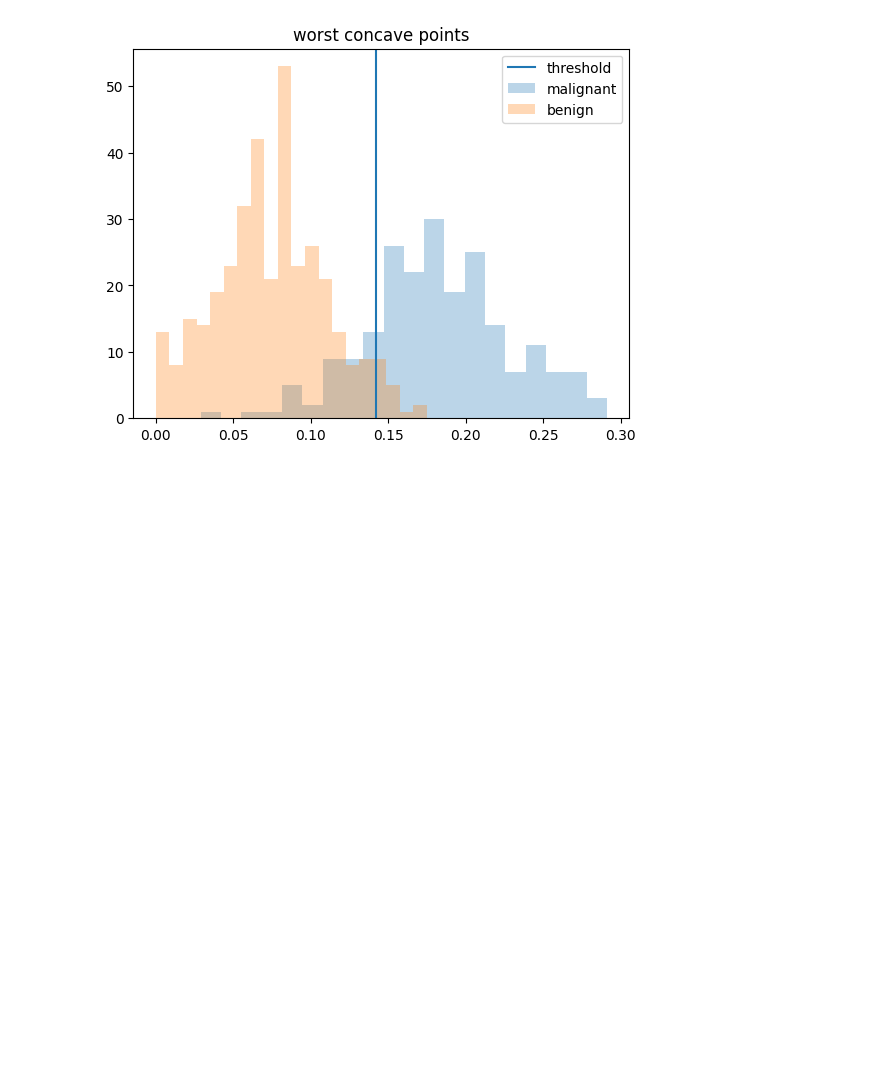
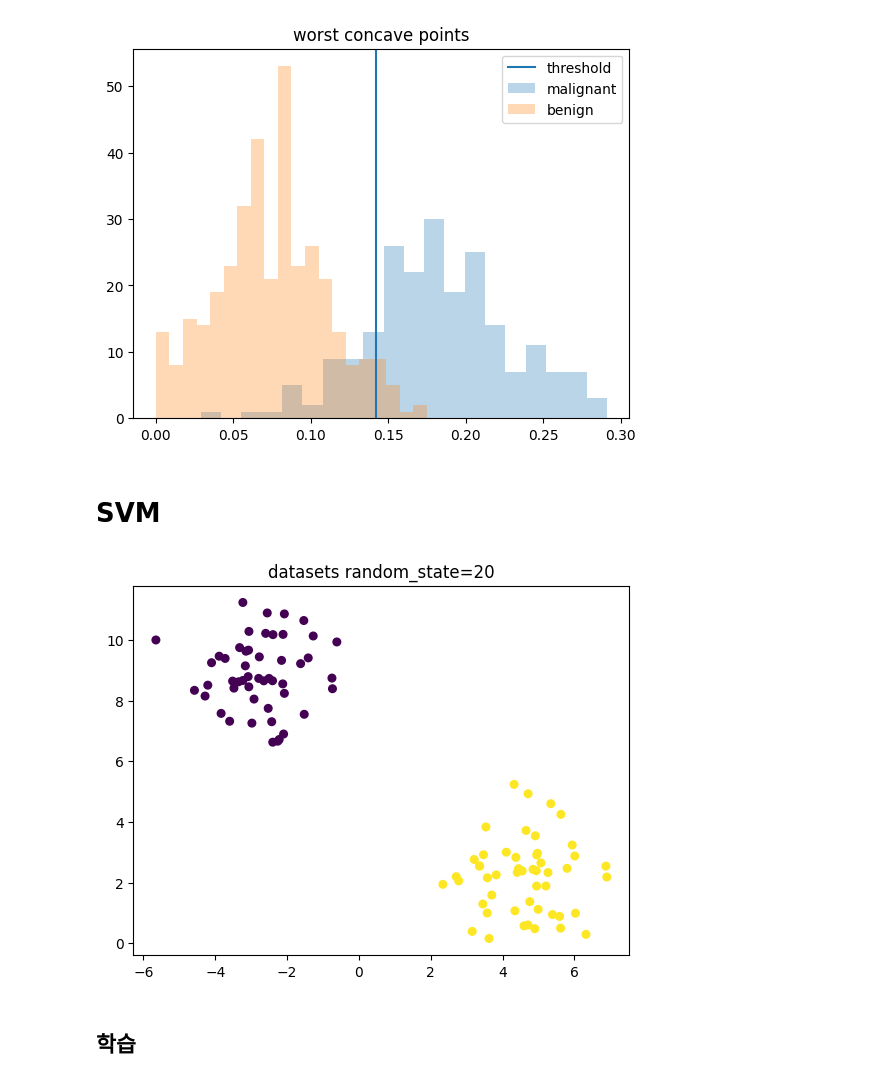
Before and after one commit to insu97/TIL, a Jupyter notebook: ML/2024-12/2024-12-21-TIL.ipynb, the cells around one changed output. Saved outputs shown, nothing was run; the diff lists cells and outputs as text; code cells hidden in the pictures; blank space fills up the shorter version.

```diff
--- a/ML/2024-12/2024-12-21-TIL.ipynb
+++ b/ML/2024-12/2024-12-21-TIL.ipynb
@@ -207,3 +207,21 @@ plt.show()
 # %% [output]
 feature importance :  0.06565079001137543
 [figure]
+# %% [markdown]
+# SVM
+# %%
+# 합성데이터 생성
+X, y = make_blobs(
+    n_samples=100,  # 샘플의 수
+    centers=2,  # 클러스터의 수. 이진분류 실습이므로 2로 설정
+    cluster_std=1.2,  # 샘플의 표준편차
+    random_state=random_state
+)
+
+plt.scatter(X[:,0], X[:,1], c=y, s=30)
+plt.title('datasets random_state=20')
+plt.show()
+# %% [output]
+[figure, added]
+# %% [markdown]
+## 학습
```
Also changed, not shown: parts of 6 cells of this notebook.
